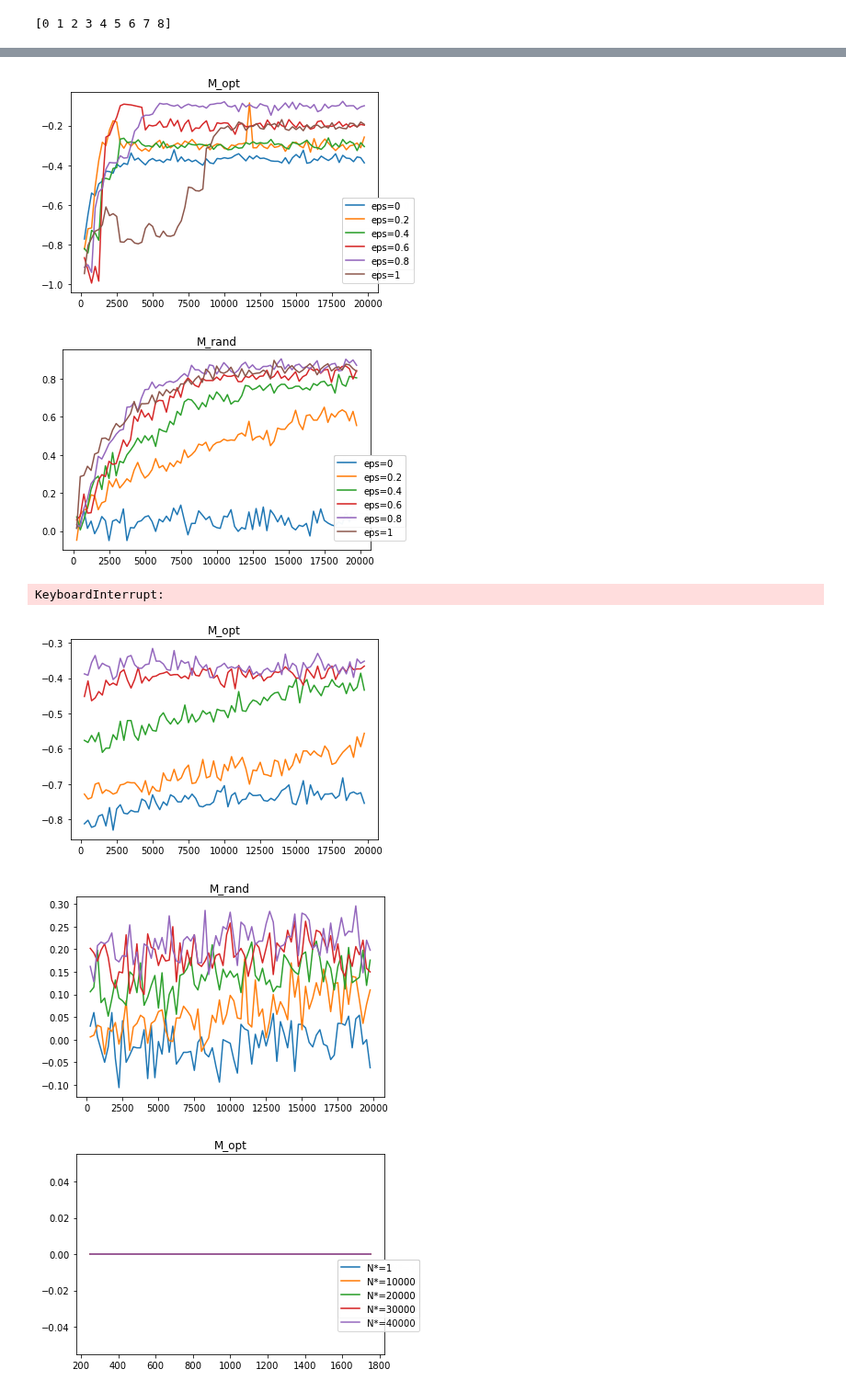
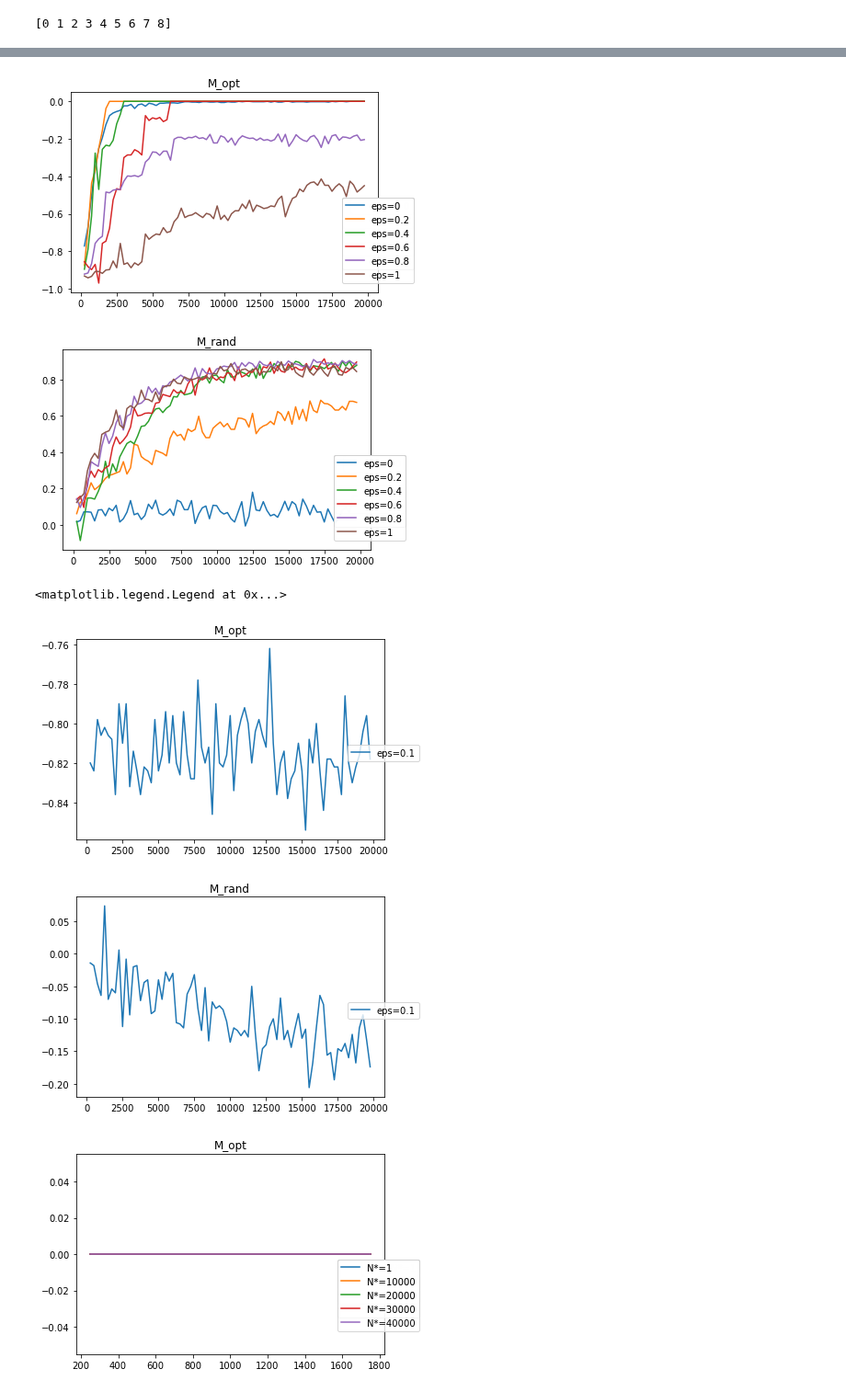
Before and after one commit to giuliamesc/tic_tac_toe, a Jupyter notebook: main_debug.ipynb, the cells around one changed output, grey strips where cells are left out. Shown at 92% size. Cells and saved outputs as stored; diff of their text form; code cells hidden in the pictures.

```diff
--- a/main_debug.ipynb
+++ b/main_debug.ipynb
@@ -402,7 +402,7 @@ N = 20000
 for epsilon in eps_vector:
     game = QLearning(epsilon,0.5)
     game.q_player.states_value = dict()
-    game.play_n_games(N, epsilon*np.ones(N), eps_opponent_train = 1)
+    game.play_n_games(N, epsilon*np.ones(N), eps_opponent_train = 0.5)
     game.plot_avg_reward(N,epsilon)
     rew_epsilon.append(game.reward_vec)
 # %% [output]
@@ -433,7 +435,7 @@ e_min = 0.1
 e_max = 0.8
 N = 20000
 #N_star_vec = [10000]
-N_star_vec = [1,10,100] #1000, 10000, 15000, 20000, 30000,40000]
+N_star_vec = [1,10,100, 1000, 10000, 15000, 20000, 30000,40000]
 plt1, ax1 = plt.subplots()
 plt2, ax2 = plt.subplots()
 for N_star in N_star_vec :
@@ -480,8 +482,8 @@ for eps in eps_opt:
     plt2.legend(loc = 'upper right', bbox_to_anchor = (1, 0.5))
     ax2.set_title('M_rand')
 # %% [output]
-[figure, old version]
+[figure, new version]
-[figure, old version]
+[figure, new version]
 # %%
 class SelfQLearning:
     def __init__(self, epsilon1, epsilon2 = 0.5, alpha = 0.05, gamma = 0.99):
@@ -525,7 +527,7 @@ class SelfQLearning:
                     states.append(self.env.grid)
 
             if flag == 'train' and self.env.num_step > 1:
-                if self.env.current_player == self.q_player1.player_name :
+                if self.env.current_player == self.q_player2.player_name :
                     self.update_q(state_prec1, state1, move1)
                 else :
                     self.update_q(state_prec2, state2, move2)
@@ -620,29 +622,30 @@ class SelfQLearning:
 # %%
 ## Question 7
 np.random.seed(2022)
-random.seed(2022)
-eps_vector = [0.1, 0.2, 0.3, 0.4, 0.5, 0.6]
+random.seed(2023)
+eps_vector = [0.1]#, 0.2, 0.3, 0.4, 0.5, 0.6]
 rew_epsilon = []
 
 
 plt1, ax1 = plt.subplots()
 plt2, ax2 = plt.subplots()
 
 ax1.set_title('M_opt')
 ax2.set_title('M_rand')
 
 for epsilon in eps_vector:
     game = SelfQLearning(epsilon)
+    game.q_player1.states_value = dict()
     M_opt_vec, M_rand_vec = game.play_train_test(epsilon*np.ones(20000), n_train = 250, n_tot_train = 20000, n_test = 500)
     ax1.plot(np.arange(1,len(M_opt_vec)+1)*250, M_opt_vec, label = 'eps='+str(epsilon))
     ax2.plot(np.arange(1,len(M_rand_vec)+1)*250, M_rand_vec, label = 'eps='+str(epsilon))
 
 plt1.legend(loc = 'upper right', bbox_to_anchor = (1, 0.5))
 plt2.legend(loc = 'upper right', bbox_to_anchor = (1, 0.5))
 # %% [output]
-KeyboardInterrupt:
+<matplotlib.legend.Legend at 0x...>
-[figure, old version]
+[figure, new version]
-[figure, old version]
+[figure, new version]
 # %%
 #Question 8
 np.random.seed(2022)
```
Also changed, not shown: parts of 3 cells of this notebook.
